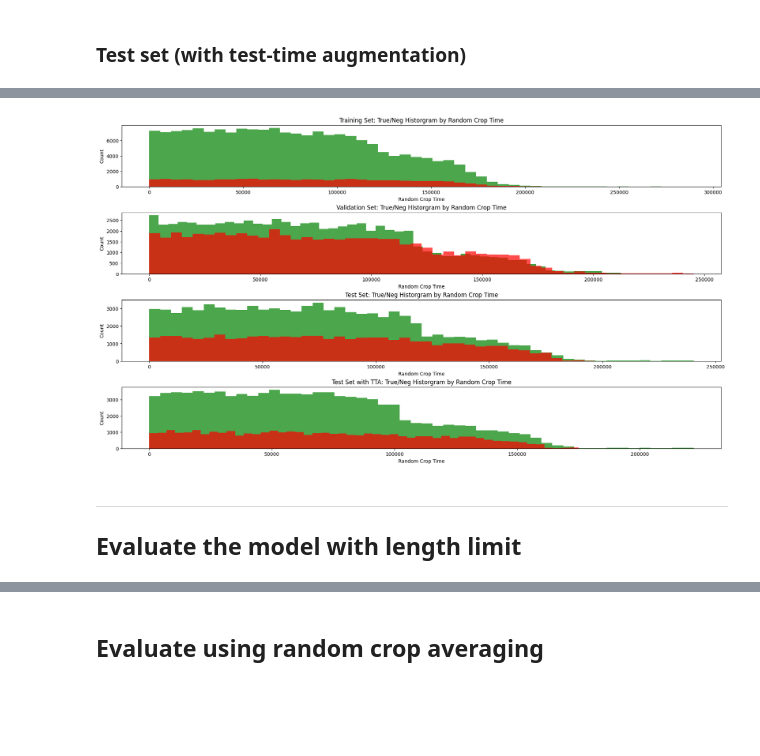
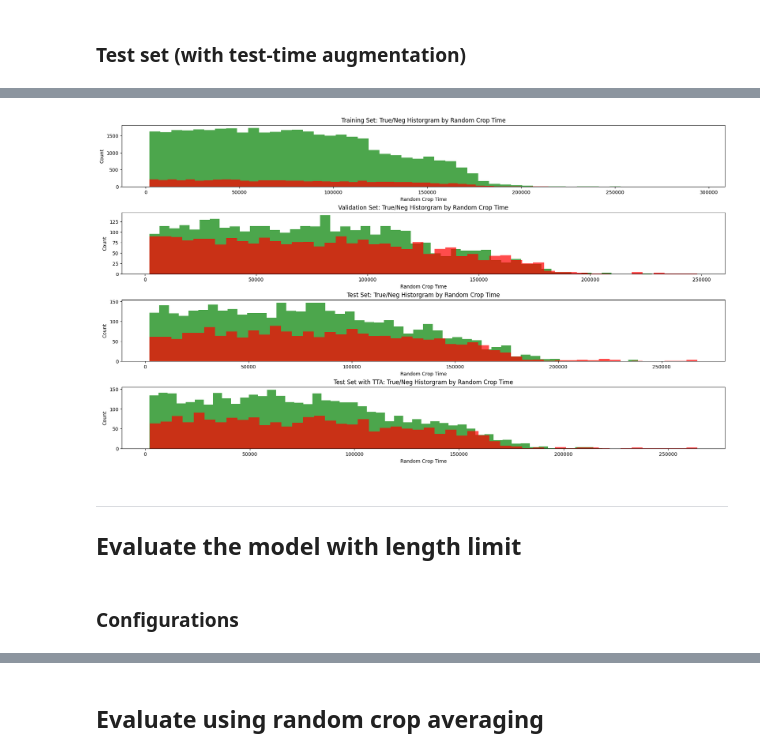
Before and after one commit to nightchell2020/CG-MEA, a Jupyter notebook: 07_Evaluate.ipynb, the cells around one changed output, grey strips where cells are left out. Drawn from its saved outputs; the diff is of its cells as text; code cells hidden in the pictures; blank space fills up the shorter version.

```diff
--- a/07_Evaluate.ipynb
+++ b/07_Evaluate.ipynb
@@ -249,7 +213,7 @@ def check_accuracy_extended_debug(model, loader, preprocess, config, repeat=1):
 # %% [markdown]
 ### Train set
 # %%
-_ = check_accuracy_extended_debug(model, train_loader, preprocess_test, config, repeat=repeat)
+_ = check_accuracy_extended_debug(model, train_loader, config['preprocess_test'], config, repeat=repeat)
 train_acc = _[0]
 train_score = _[1]
 train_target = _[2]
@@ -271,7 +235,7 @@ draw_error_table(train_error_table, use_wandb=False, fig_size=(60.0, 4.0))
 # %% [markdown]
 ### Validation set
 # %%
-_ = check_accuracy_extended_debug(model, val_loader, preprocess_test, config, repeat=50)
+_ = check_accuracy_extended_debug(model, val_loader, config['preprocess_test'], config, repeat=repeat)
 val_acc = _[0]
 val_score = _[1]
 val_target = _[2]
@@ -293,7 +257,7 @@ draw_error_table(val_error_table, use_wandb=False)
 # %% [markdown]
 ### Test set
 # %%
-_ = check_accuracy_extended_debug(model, test_loader, preprocess_test, config, repeat=50)
+_ = check_accuracy_extended_debug(model, test_loader, config['preprocess_test'], config, repeat=repeat)
 test_acc = _[0]
 test_score = _[1]
 test_target = _[2]
@@ -343,9 +305,9 @@ train_pos = []
 train_neg = []
 
 for k, v in train_crop_timing.items():
-    for i in range(v.get('pos', 0)):
+    for i in range(v.get('correct', 0)):
         train_pos.append(k)
-    for i in range(v.get('neg', 0)):
+    for i in range(v.get('incorrect', 0)):
         train_neg.append(k)
 
 ##
@@ -354,9 +316,9 @@ val_pos = []
 val_neg = []
 
 for k, v in val_crop_timing.items():
-    for i in range(v.get('pos', 0)):
+    for i in range(v.get('correct', 0)):
         val_pos.append(k)
-    for i in range(v.get('neg', 0)):
+    for i in range(v.get('incorrect', 0)):
         val_neg.append(k)
 
 ##
@@ -365,21 +327,21 @@ test_pos = []
 test_neg = []
 
 for k, v in test_crop_timing.items():
-    for i in range(v.get('pos', 0)):
+    for i in range(v.get('correct', 0)):
         test_pos.append(k)
-    for i in range(v.get('neg', 0)):
+    for i in range(v.get('incorrect', 0)):
         test_neg.append(k)
 
 ##
 
-test_longer_pos = []
-test_longer_neg = []
+longer_test_pos = []
+longer_test_neg = []
 
-for k, v in test_longer_crop_timing.items():
-    for i in range(v.get('pos', 0)):
-        test_longer_pos.append(k)
-    for i in range(v.get('neg', 0)):
-        test_longer_neg.append(k)
+for k, v in longer_test_crop_timing.items():
+    for i in range(v.get('correct', 0)):
+        longer_test_pos.append(k)
+    for i in range(v.get('incorrect', 0)):
+        longer_test_neg.append(k)
 # %%
 fig = plt.figure(num=1, clear=True, figsize=(18, 10), constrained_layout=True)
 n_bins = 50
@@ -388,36 +350,36 @@ density = False
 ax = fig.add_subplot(4, 1, 1)
 ax.hist(train_pos, bins=n_bins, color='g', alpha=0.7, density=density)
 ax.hist(train_neg, bins=n_bins, color='r', alpha=0.7, density=density)
 ax.set_title(f'Training Set: True/Neg Historgram by Random Crop Time')
 ax.set_xlabel('Random Crop Time')
 ax.set_ylabel('Count')
 
 ax = fig.add_subplot(4, 1, 2)
 ax.hist(val_pos, bins=n_bins, color='g', alpha=0.7, density=density)
 ax.hist(val_neg, bins=n_bins, color='r', alpha=0.7, density=density)
 ax.set_title(f'Validation Set: True/Neg Historgram by Random Crop Time')
 ax.set_xlabel('Random Crop Time')
 ax.set_ylabel('Count')
 
 ax = fig.add_subplot(4, 1, 3)
 ax.hist(test_pos, bins=n_bins, color='g', alpha=0.7, density=density)
 ax.hist(test_neg, bins=n_bins, color='r', alpha=0.7, density=density)
 ax.set_title(f'Test Set: True/Neg Historgram by Random Crop Time')
 ax.set_xlabel('Random Crop Time')
 ax.set_ylabel('Count')
 
 ax = fig.add_subplot(4, 1, 4)
-ax.hist(test_longer_pos, bins=n_bins, color='g', alpha=0.7, density=density)
-ax.hist(test_longer_neg, bins=n_bins, color='r', alpha=0.7, density=density)
+ax.hist(longer_test_pos, bins=n_bins, color='g', alpha=0.7, density=density)
+ax.hist(longer_test_neg, bins=n_bins, color='r', alpha=0.7, density=density)
 ax.set_title(f'Test Set with TTA: True/Neg Historgram by Random Crop Time')
 ax.set_xlabel('Random Crop Time')
 ax.set_ylabel('Count')
 
 plt.show()
 fig.clear()
 plt.close(fig)
 # %% [output]
-[figure, old version]
+[figure, new version]
 # %% [markdown]
 -----
 
@@ -438 +387,3 @@ config['signal_std'] = np.delete(np.array(config['signal_std']), 19, 0)
+# %% [markdown]
+### Configurations
 # %%
```
Also changed, not shown: parts of 40 cells of this notebook, 34 other files.
